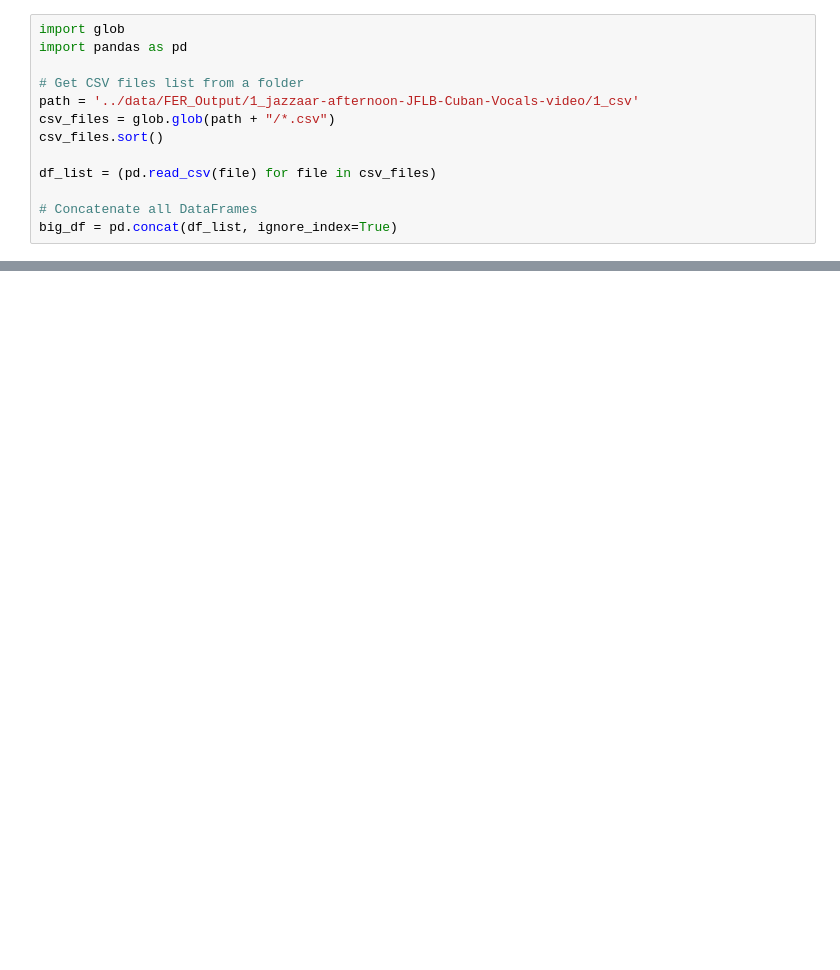
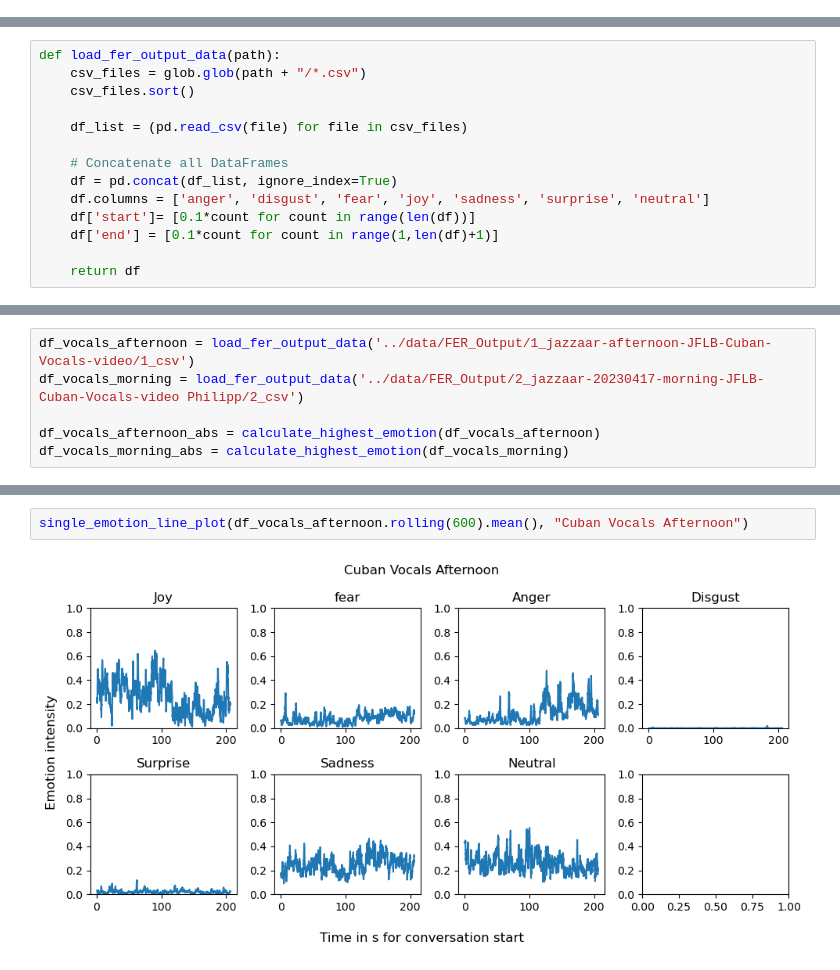
Before and after one commit to RavenRudi/coin_jazz, a Jupyter notebook: notebooks/FER_plots.ipynb, the cells around one changed output, grey strips where cells are left out. Drawn from its saved outputs; the diff is of its cells as text; blank space fills up the shorter version.

Commit message:
added fer output plots

```diff
--- a/notebooks/FER_plots.ipynb
+++ b/notebooks/FER_plots.ipynb
@@ -1,13 +0,0 @@
-# %%
-import glob
-import pandas as pd
-
-# Get CSV files list from a folder
-path = '../data/FER_Output/1_jazzaar-afternoon-JFLB-Cuban-Vocals-video/1_csv'
-csv_files = glob.glob(path + "/*.csv")
-csv_files.sort()
-
-df_list = (pd.read_csv(file) for file in csv_files)
-
-# Concatenate all DataFrames
-big_df = pd.concat(df_list, ignore_index=True)
@@ -29,0 +7,14 @@ big_df
+# %%
+def load_fer_output_data(path):
+    csv_files = glob.glob(path + "/*.csv")
+    csv_files.sort()
+
+    df_list = (pd.read_csv(file) for file in csv_files)
+
+    # Concatenate all DataFrames
+    df = pd.concat(df_list, ignore_index=True)
+    df.columns = ['anger', 'disgust', 'fear', 'joy', 'sadness', 'surprise', 'neutral']
+    df['start']= [0.1*count for count in range(len(df))]
+    df['end'] = [0.1*count for count in range(1,len(df)+1)]
+
+    return df
@@ -29,0 +101,6 @@ big_df
+# %%
+df_vocals_afternoon = load_fer_output_data('../data/FER_Output/1_jazzaar-afternoon-JFLB-Cuban-Vocals-video/1_csv')
+df_vocals_morning = load_fer_output_data('../data/FER_Output/2_jazzaar-20230417-morning-JFLB-Cuban-Vocals-video Philipp/2_csv')
+
+df_vocals_afternoon_abs = calculate_highest_emotion(df_vocals_afternoon)
+df_vocals_morning_abs = calculate_highest_emotion(df_vocals_morning)
@@ -29,0 +125,4 @@ big_df
+# %%
+single_emotion_line_plot(df_vocals_afternoon.rolling(600).mean(), "Cuban Vocals Afternoon")
+# %% [output]
+[figure, added]
```
Also changed, not shown: parts of 11 cells of this notebook.
